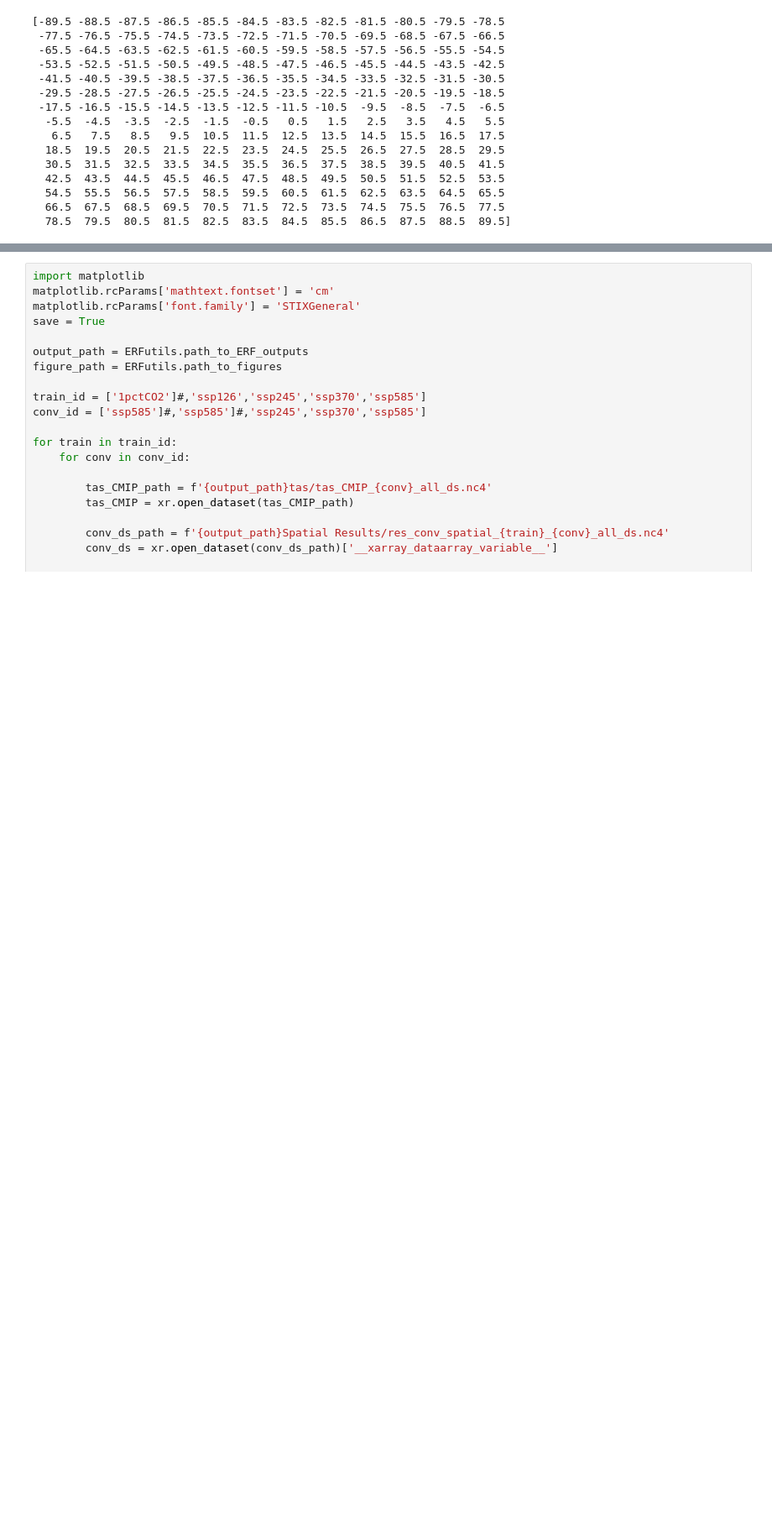
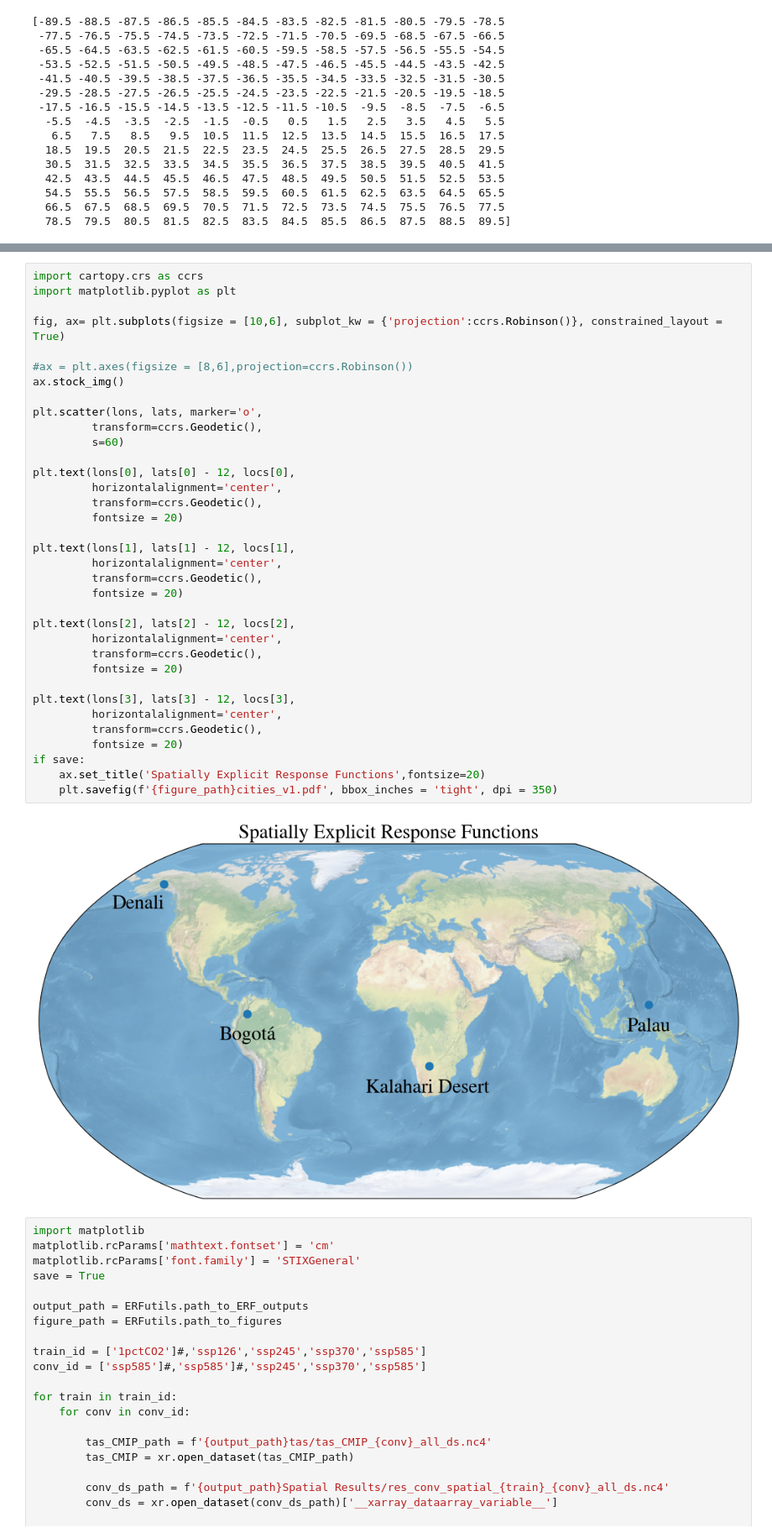
Before and after one commit to cbwomack/ERF_Greens, a Jupyter notebook: ERF_Emulator/3_paper_plots.ipynb, the cells around one changed output, grey strips where cells are left out. Shown at 84% size. Cells and saved outputs as stored; diff of their text form; blank space fills up the shorter version.

```diff
--- a/ERF_Emulator/3_paper_plots.ipynb
+++ b/ERF_Emulator/3_paper_plots.ipynb
@@ -634,3 +642,40 @@ if save:
+# %%
+import cartopy.crs as ccrs
+import matplotlib.pyplot as plt
+
+fig, ax= plt.subplots(figsize = [10,6], subplot_kw = {'projection':ccrs.Robinson()}, constrained_layout = True)
+
+#ax = plt.axes(figsize = [8,6],projection=ccrs.Robinson())
+ax.stock_img()
+
+plt.scatter(lons, lats, marker='o',
+         transform=ccrs.Geodetic(),
+         s=60)
+
+plt.text(lons[0], lats[0] - 12, locs[0],
+         horizontalalignment='center',
+         transform=ccrs.Geodetic(),
+         fontsize = 20)
+
+plt.text(lons[1], lats[1] - 12, locs[1],
+         horizontalalignment='center',
+         transform=ccrs.Geodetic(),
+         fontsize = 20)
+
+plt.text(lons[2], lats[2] - 12, locs[2],
+         horizontalalignment='center',
+         transform=ccrs.Geodetic(),
+         fontsize = 20)
+
+plt.text(lons[3], lats[3] - 12, locs[3],
+         horizontalalignment='center',
+         transform=ccrs.Geodetic(),
+         fontsize = 20)
+if save:
+    ax.set_title('Spatially Explicit Response Functions',fontsize=20)
+    plt.savefig(f'{figure_path}cities_v1.pdf', bbox_inches = 'tight', dpi = 350)
+# %% [output]
+[figure, added]
 # %%
 import matplotlib
 matplotlib.rcParams['mathtext.fontset'] = 'cm'
```
Also changed, not shown: parts of 6 cells of this notebook, 5 other files.
